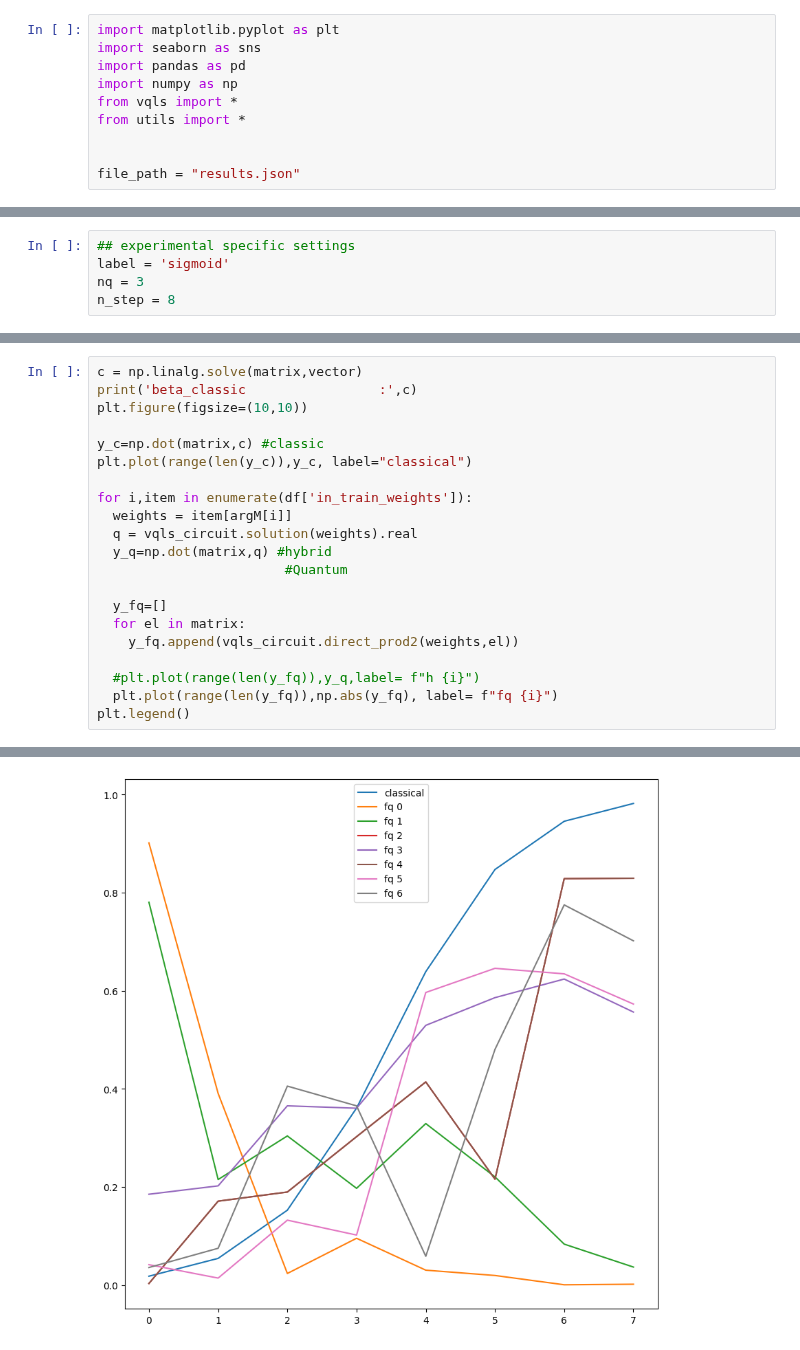
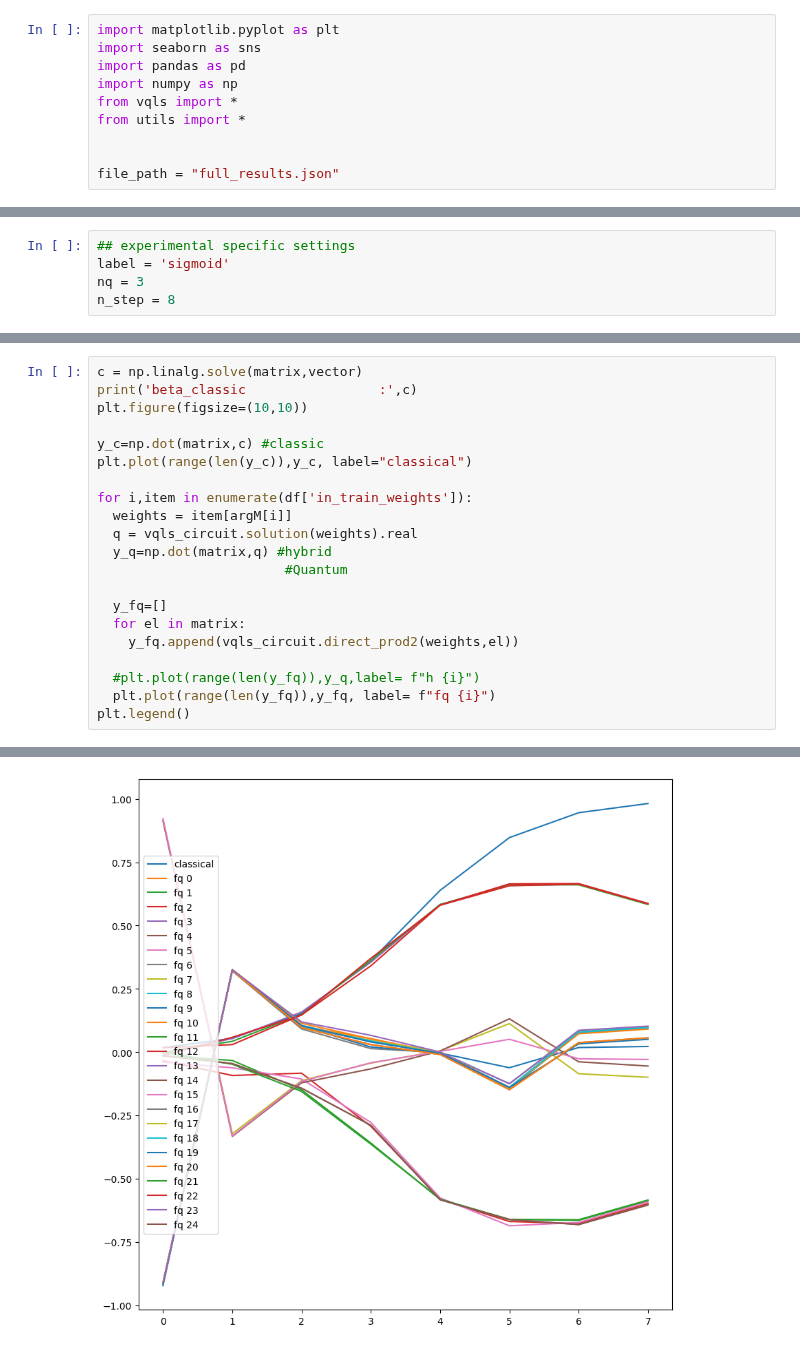
Before and after one commit to inajetovic/Variational-Quantum-Splines, a Jupyter notebook: visualize_results.ipynb, the cells around one changed output, grey strips where cells are left out. Cells and saved outputs as stored; diff of their text form.

```diff
--- a/visualize_results.ipynb
+++ b/visualize_results.ipynb
@@ -7,6 +7,6 @@ from vqls import *
 from utils import *
 
 
-file_path = "results.json"
+file_path = "full_results.json"
 # %%
 df = pd.read_json(file_path)
@@ -74,29 +66,29 @@ vqls_circuit = VQLS(matrix,v_norm,nq,opt='COBYLA')
 # %%
 c = np.linalg.solve(matrix,vector)
 print('beta_classic                 :',c)
 plt.figure(figsize=(10,10))
 
 y_c=np.dot(matrix,c) #classic
 plt.plot(range(len(y_c)),y_c, label="classical")
 
 for i,item in enumerate(df['in_train_weights']):
   weights = item[argM[i]]
   q = vqls_circuit.solution(weights).real
   y_q=np.dot(matrix,q) #hybrid
                         #Quantum
 
   y_fq=[]
   for el in matrix:
     y_fq.append(vqls_circuit.direct_prod2(weights,el))
 
   #plt.plot(range(len(y_fq)),y_q,label= f"h {i}")
-  plt.plot(range(len(y_fq)),np.abs(y_fq), label= f"fq {i}")
+  plt.plot(range(len(y_fq)),y_fq, label= f"fq {i}")
 plt.legend()
 # %% [output]
 beta_classic                 : [ 0.01798621  0.07173906 -0.0502415   0.65973407 -0.0375285   1.14655868
   0.7277244   0.98201379]
 <matplotlib.legend.Legend at 0x...>
-[figure, old version]
+[figure, new version]
 # %%
 best = np.argmin(df['RSS_q'])
 weights = df['in_train_weights'][best][argM[best]]
```
Also changed, not shown: parts of 5 cells of this notebook, 2 other files.
